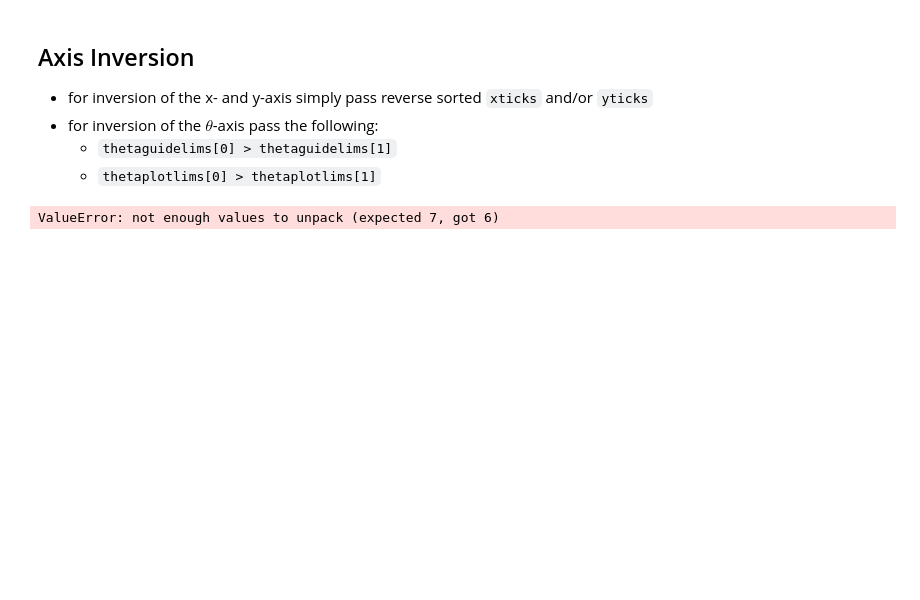
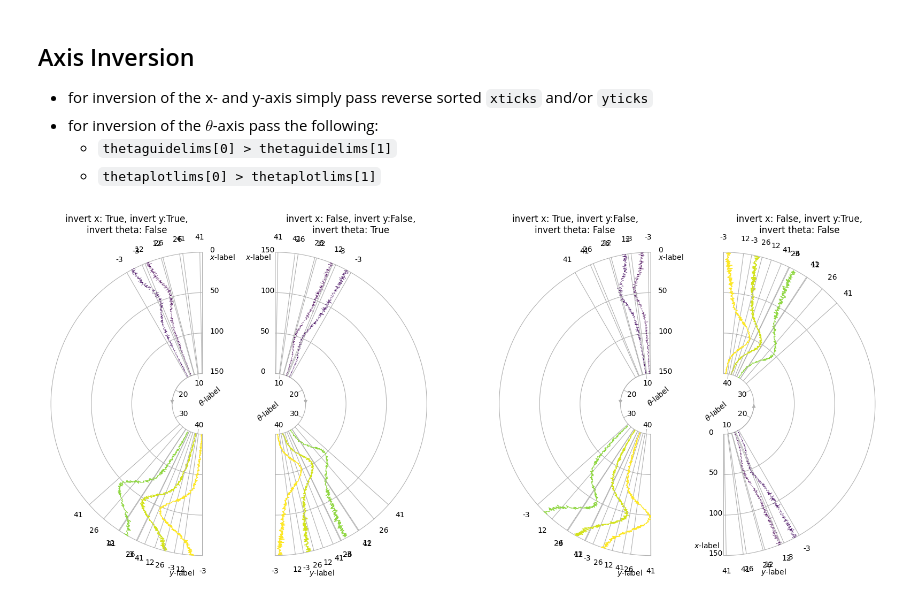
Before and after one commit to TheRedElement/LStein, a Jupyter notebook: LStein_demo/LStein_demo_colab.ipynb, the cells around one changed output. Cells and saved outputs as stored; diff of their text form; code cells hidden in the pictures; blank space fills up the shorter version.

```diff
--- a/LStein_demo/LStein_demo_colab.ipynb
+++ b/LStein_demo/LStein_demo_colab.ipynb
@@ -22,23 +22,16 @@ def get_data(simtype:Literal["lc","sin"]):
         - function to load some data
     """
 
-    #passbands
-    df_pb = pl.read_csv("../data/passband_specs.csv")
-    passbands = list(df_pb["name"])
-    pb_mappings = dict(zip(df_pb["wavelength"], df_pb.select(pl.exclude("wavelength")).to_numpy()))
-
     #deal with on-the-fly data generation (pseudo filenames)
     if simtype == "lc":
         raw, pro = md.simulate(5, opt="lc")
         df = pl.concat([pl.from_dict(raw), pl.from_dict(pro)])
-        for t in df["period"].unique(): pb_mappings[t] = [np.round(t, 3)]
         thetalab = "Maximum Amplitude"
         xlab = "Time [d]"
         ylab = "Amplitude []"
     elif simtype == "sin":
         raw, pro = md.simulate(5, opt="sin")
         df = pl.concat([pl.from_dict(raw), pl.from_dict(pro)])
-        for t in df["period"].unique(): pb_mappings[t] = [np.round(t, 3)]
         thetalab = "Period [s]"
         xlab = "Time [s]"
         ylab = "Amplitude []"
@@ -188,7 +181,7 @@ plt.show()
     * `thetaplotlims[0] > thetaplotlims[1]`
 # %%
 theta_raw, x_raw, y_raw, \
-legend, thetalab, xlab, ylab = get_data("lc")
+thetalab, xlab, ylab = get_data("lc")
 
 unique_thetas, \
 thetaticks, xticks, yticks, \
@@ -231,31 +224,31 @@ LSC3 = LSteinCanvas(ax3,
     thetalabel=r"$\theta$-label", xlabel=r"$x$-label", ylabel=r"$y$-label",
     thetaarrowpos_th=None, ylabpos_th=np.max(theta_raw),
     thetatickkwargs=None, thetaticklabelkwargs=dict(pad=0.3), thetalabelkwargs=dict(rotation=40, textcoords="offset fontsize", xytext=(1,1)),
     xtickkwargs=None, xticklabelkwargs=dict(xytext=(1,0)), xlabelkwargs=dict(xytext=(1,-1)),
 )
 
 ##inverting only y-axis
 LSC4 = LSteinCanvas(ax4,
     thetaticks, xticks, yticks[::-1],
     thetaguidelims=(-np.pi/2,np.pi/2), thetaplotlims=(-np.pi/2+panelsize/2,np.pi/2-panelsize/2),
     xlimdeadzone=0.2,
     thetalabel=r"$\theta$-label", xlabel=r"$x$-label", ylabel=r"$y$-label",
     thetaarrowpos_th=None, ylabpos_th=np.min(theta_raw),
     thetatickkwargs=None, thetaticklabelkwargs=dict(pad=0.3), thetalabelkwargs=dict(rotation=40, textcoords="offset fontsize", xytext=(-1,-1)),
     xtickkwargs=None, xticklabelkwargs=dict(xytext=(-2,0)), xlabelkwargs=dict(xytext=(-4,1)),
 )
 
 #plotting all the series (similar to `plt.plot()`)
 # LSC1.scatter(theta_raw, x_raw, y_raw, panel_kwargs=dict(y_projection_method="theta"), sctr_kwargs=dict(s=3, alpha=0.5))
 # LSC2.scatter(theta_raw, x_raw, y_raw, panel_kwargs=dict(y_projection_method="theta"), sctr_kwargs=dict(s=3, alpha=0.5))
 # LSC3.scatter(theta_raw, x_raw, y_raw, panel_kwargs=dict(y_projection_method="theta"), sctr_kwargs=dict(s=3, alpha=0.5))
 # LSC4.scatter(theta_raw, x_raw, y_raw, panel_kwargs=dict(y_projection_method="theta"), sctr_kwargs=dict(s=3, alpha=0.5))
 LSC1.plot(theta_raw, x_raw, y_raw, panel_kwargs=dict(y_projection_method="theta"), plot_kwargs=[dict(lw=_/theta_raw.max(), ls="-") for _ in theta_raw])
 LSC2.plot(theta_raw, x_raw, y_raw, panel_kwargs=dict(y_projection_method="theta"), plot_kwargs=[dict(lw=_/theta_raw.max(), ls="-") for _ in theta_raw])
 LSC3.plot(theta_raw, x_raw, y_raw, panel_kwargs=dict(y_projection_method="theta"), plot_kwargs=[dict(lw=_/theta_raw.max(), ls="-") for _ in theta_raw])
 LSC4.plot(theta_raw, x_raw, y_raw, panel_kwargs=dict(y_projection_method="theta"), plot_kwargs=[dict(lw=_/theta_raw.max(), ls="-") for _ in theta_raw])
 
 fig.tight_layout()
 plt.show()
 # %% [output]
-ValueError: not enough values to unpack (expected 7, got 6)
+[figure, added]
```
Also changed, not shown: parts of 2 cells of this notebook.
